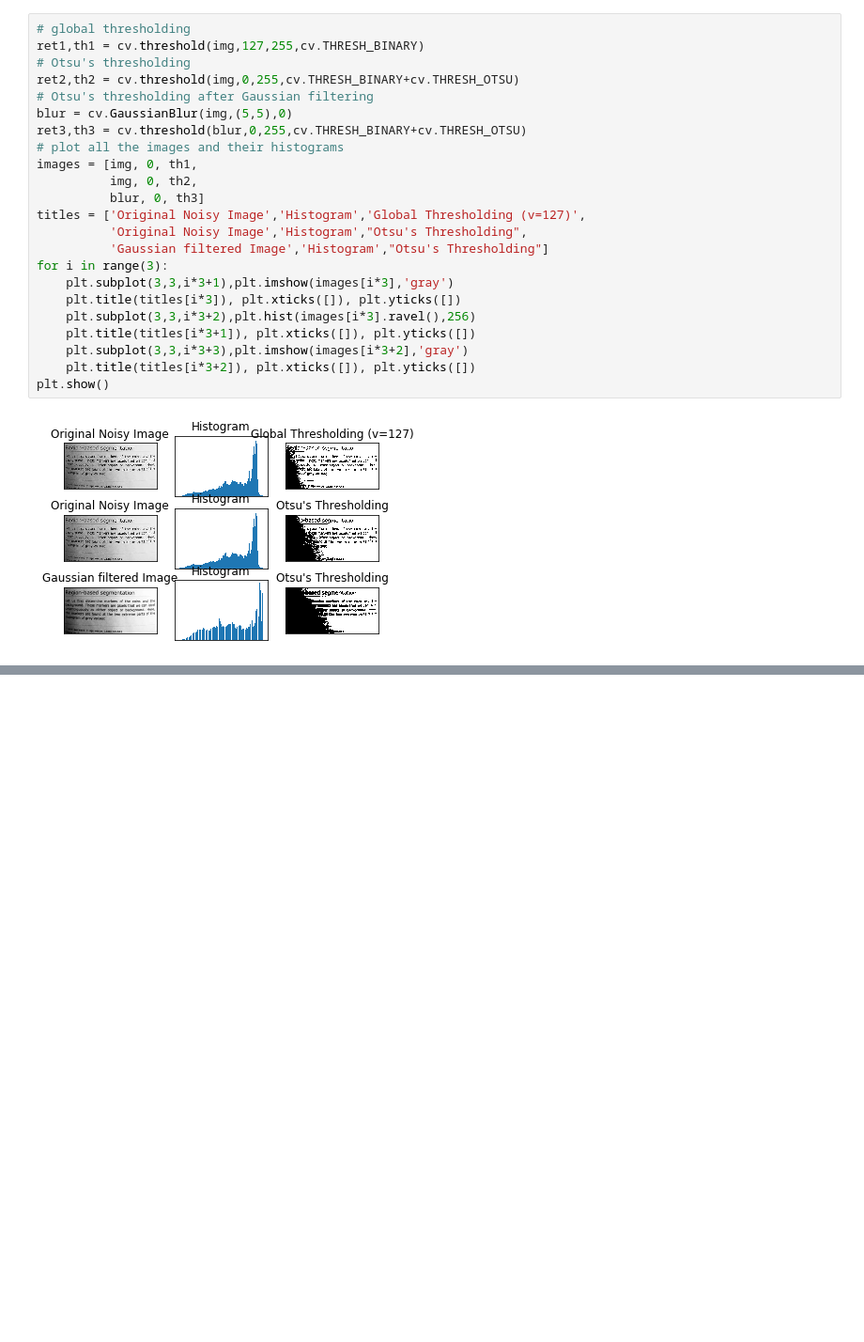
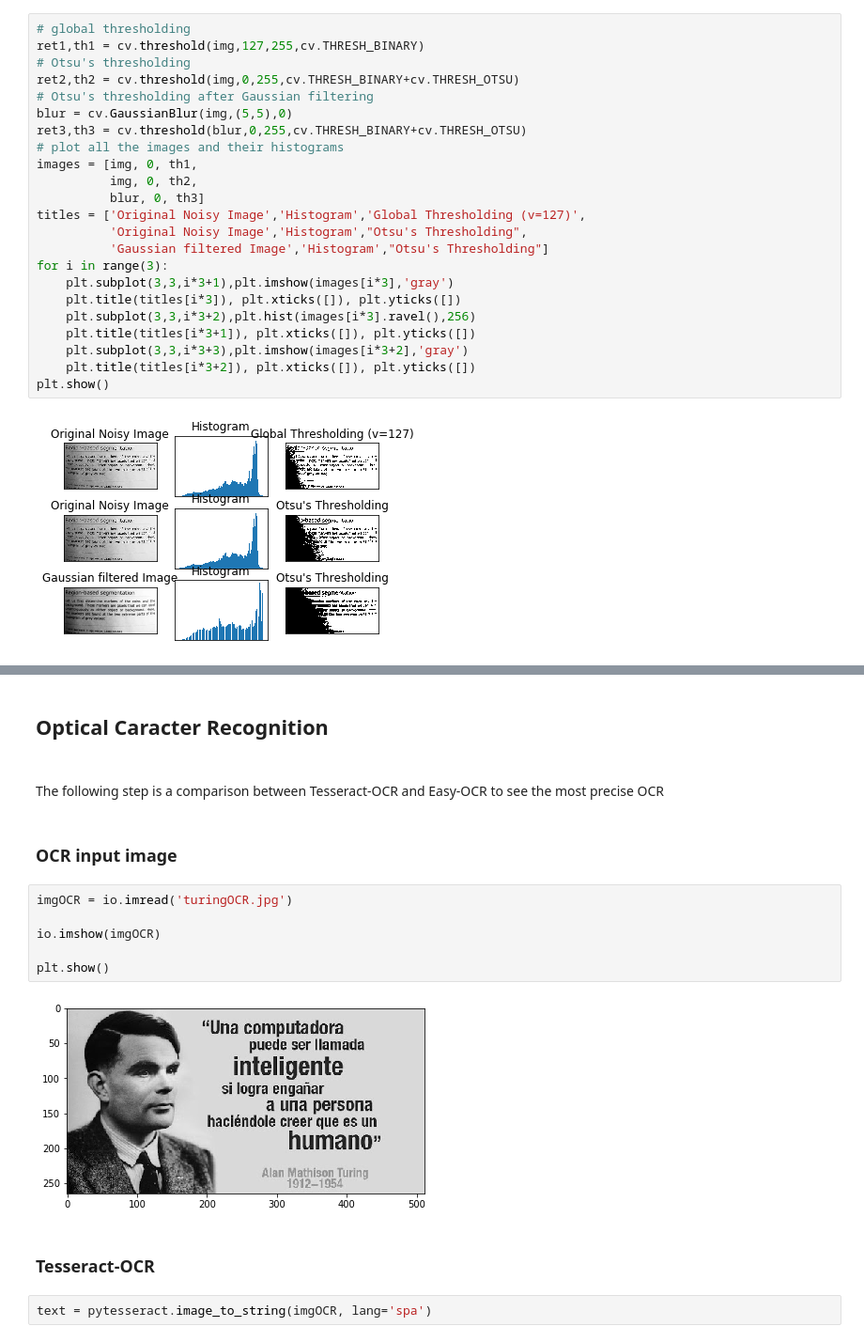
Before and after one commit to Chrisvimu/cv-forteachers, a Jupyter notebook: code/alumnoAyudante.ipynb, the cells around one changed output, grey strips where cells are left out. Shown: that part at 94% size. Cells and saved outputs as stored; diff of their text form; blank space fills up the shorter version.

```diff
--- a/code/alumnoAyudante.ipynb
+++ b/code/alumnoAyudante.ipynb
@@ -79,0 +174,18 @@ plt.show()
+# %% [markdown]
+<h2>Optical Caracter Recognition<h2>
+# %% [markdown]
+<p>The following step is a comparison between Tesseract-OCR and Easy-OCR to see the most precise OCR</p>
+# %% [markdown]
+<h3>OCR input image</h3>
+# %%
+imgOCR = io.imread('turingOCR.jpg')
+
+io.imshow(imgOCR)
+
+plt.show()
+# %% [output]
+[figure, added]
+# %% [markdown]
+<h3>Tesseract-OCR</h3>
+# %%
+text = pytesseract.image_to_string(imgOCR, lang='spa')
```
Also changed, not shown: parts of 20 cells of this notebook, 4 other files.
